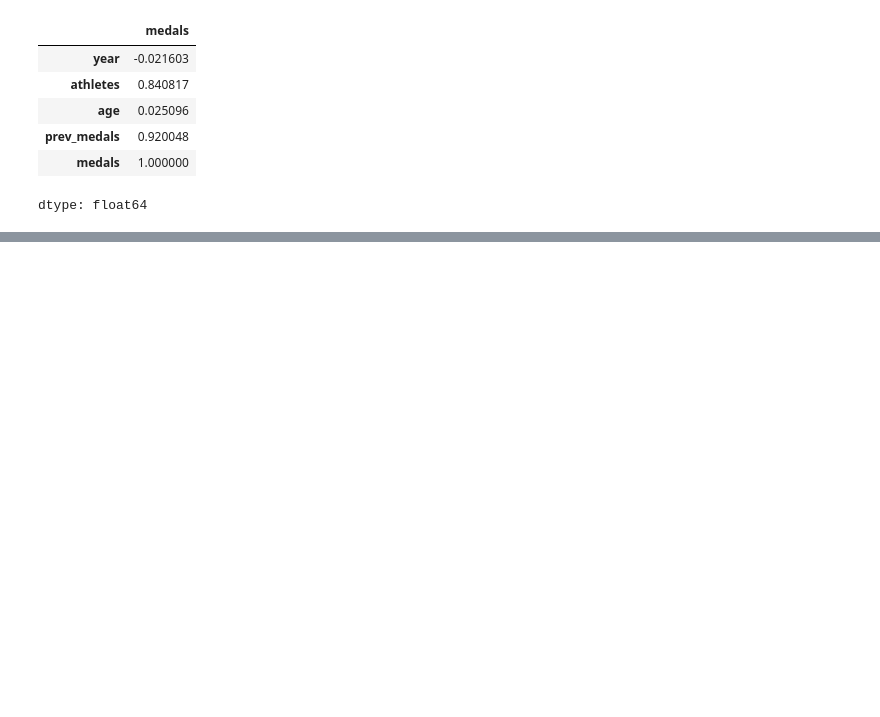
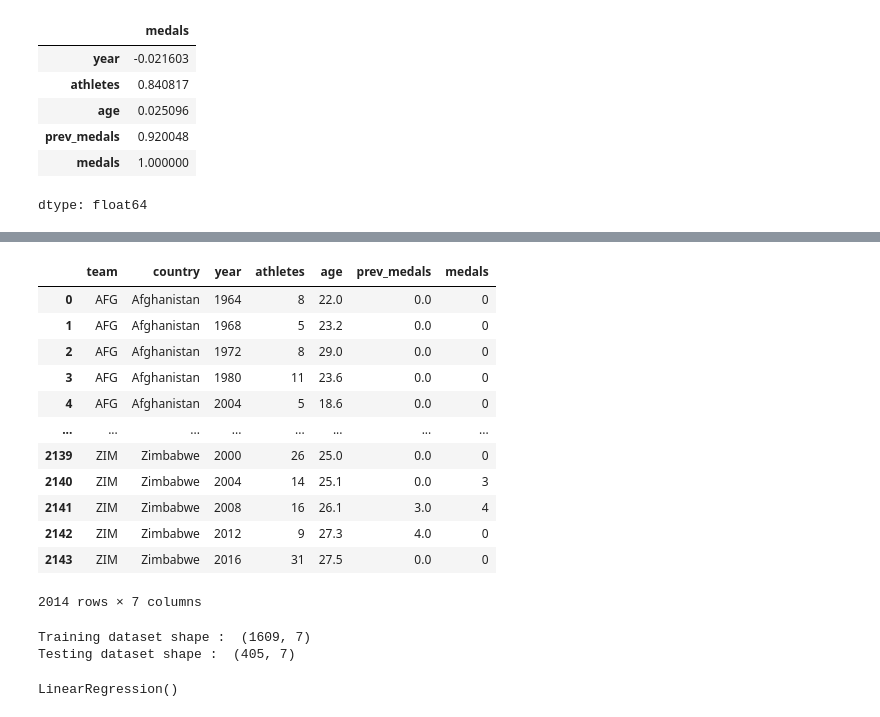
Before and after one commit to Nish613/OlympicMedals_MLPrediction, a Jupyter notebook: OlympicMedals_MLPrediction.ipynb, the cells around one changed output, grey strips where cells are left out. Drawn from its saved outputs; the diff is of its cells as text; code cells hidden in the pictures; blank space fills up the shorter version.

```diff
--- a/OlympicMedals_MLPrediction.ipynb
+++ b/OlympicMedals_MLPrediction.ipynb
@@ -60,0 +79,25 @@ sns.lmplot(x="year",y="medals",data=teams,fit_reg=True)
+# %%
+teams=teams.dropna()
+teams
+# %% [output]
+|  | team | country | year | athletes | age | prev_medals | medals |
+| 0 | AFG | Afghanistan | 1964 | 8 | 22.0 | 0.0 | 0 |
+| 1 | AFG | Afghanistan | 1968 | 5 | 23.2 | 0.0 | 0 |
+| 2 | AFG | Afghanistan | 1972 | 8 | 29.0 | 0.0 | 0 |
+| 3 | AFG | Afghanistan | 1980 | 11 | 23.6 | 0.0 | 0 |
+| 4 | AFG | Afghanistan | 2004 | 5 | 18.6 | 0.0 | 0 |
+| ... | ... | ... | ... | ... | ... | ... | ... |
+| 2139 | ZIM | Zimbabwe | 2000 | 26 | 25.0 | 0.0 | 0 |
+| 2140 | ZIM | Zimbabwe | 2004 | 14 | 25.1 | 0.0 | 3 |
+| 2141 | ZIM | Zimbabwe | 2008 | 16 | 26.1 | 3.0 | 4 |
+| 2142 | ZIM | Zimbabwe | 2012 | 9 | 27.3 | 4.0 | 0 |
+| 2143 | ZIM | Zimbabwe | 2016 | 31 | 27.5 | 0.0 | 0 |
+2014 rows × 7 columns
+# %%
+train = teams[teams["year"]<2012].copy()
+test = teams[teams["year"]>=2012].copy()
+print("Training dataset shape : ",train.shape)
+print("Testing dataset shape : ",test.shape)
+# %% [output]
+Training dataset shape :  (1609, 7)
+Testing dataset shape :  (405, 7)
@@ -60,0 +108,4 @@ sns.lmplot(x="year",y="medals",data=teams,fit_reg=True)
+# %%
+reg.fit(train[predictors],train[target])
+# %% [output]
+LinearRegression()
```
Also changed, not shown: parts of 12 cells of this notebook.
